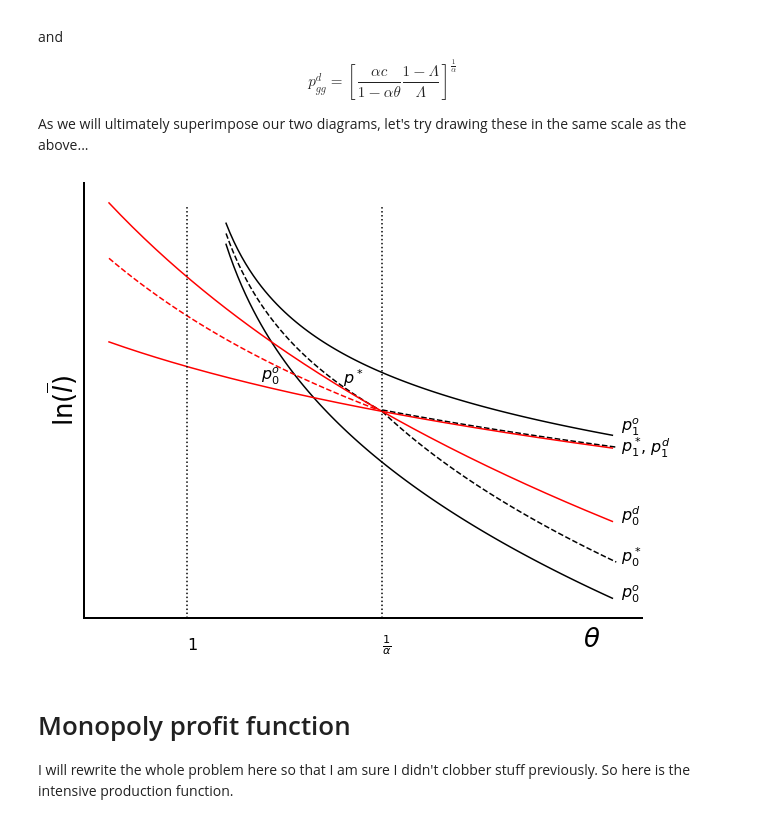
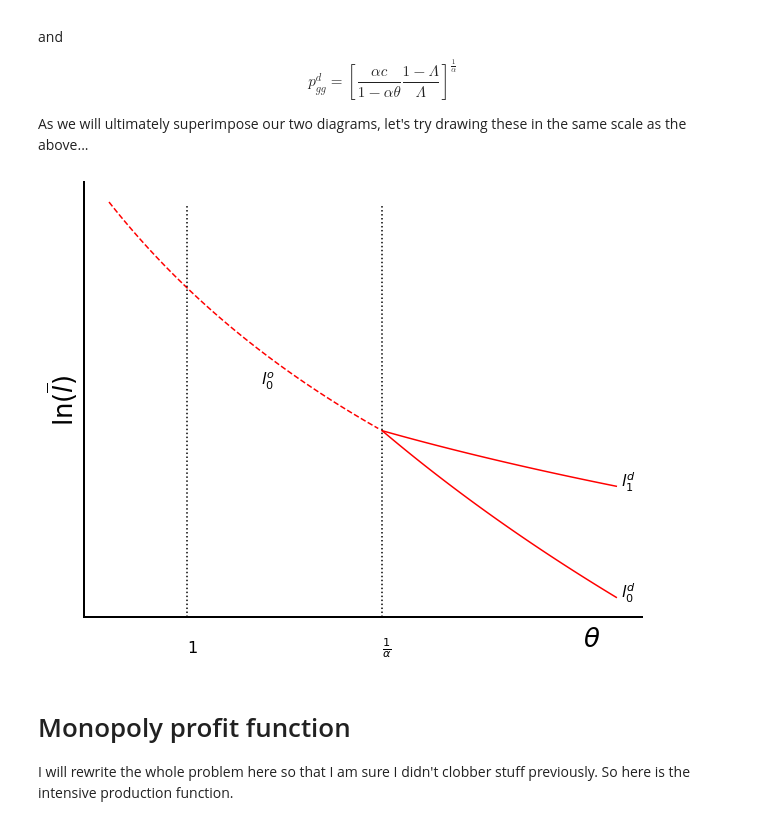
Before and after one commit to jhconning/enclosure, a Jupyter notebook: notebooks/PaperDiagramsAndAlgebra.ipynb, the cells around one changed output. Saved outputs shown, nothing was run; the diff lists cells and outputs as text; code cells hidden in the pictures.

Commit message:
Notation change along with simplified figures

```diff
--- a/notebooks/PaperDiagramsAndAlgebra.ipynb
+++ b/notebooks/PaperDiagramsAndAlgebra.ipynb
@@ -344,10 +350,15 @@ $$
 
 As we will ultimately superimpose our two diagrams, let's try drawing these in the same scale as the above...
 # %%
-full_diag = True
+full_diag = False
 
 the_1 = np.arange(start, finish, .01)
-the_d = np.arange(.8, finish, .01)
+
+### Truncated range for the other stuff
+
+#the_d = np.arange(.8, finish, .01)
+
+the_d = np.arange(1/alp, finish, .01)
 the_gg = np.arange(.8, cv, .01 )
 
 ln_po0 = np.log(( c                      / ((the_1**(1/(1-alp)) - 1)*(1-alp))  ) **(1/alp))
@@ -357,6 +368,8 @@ ln_po1 = np.log(( c*the_1**(alp/(1-alp)) / ((the_1**(1/(1-alp)) - 1)*(1-alp))  )
 
 the_r1 = np.arange(start, cv, .01)
 the_r2 = np.arange(cv, finish, .01)
+
+### Conditional optimum commented out
 
 ln_ps0 = np.log(( alp*c                  / (((the_r2*alp)**(1/(1-alp))*(1+alp) - alp)*(1-alp))  ) **(1/alp))
 ln_ps1 = np.log(( c                      / (the_r2*(1-alp)  ) ) **(1/alp))
@@ -389,48 +402,52 @@ ax.set_yticks([])
 
 ep = np.max(the_1)+.021
 
+# Conditional optimum stuff commented out...
 
 if full_diag:
     oline1 = ax.plot(the_1, ln_po0, color= 'black')
     bline1 = ax.plot(the_1, ln_po1, color= 'black')
-    gline1 = ax.plot(the_r2, ln_ps0, color= 'black', linestyle='dashed')
-    pline1 = ax.plot(the_r2, ln_ps1+.02, color= 'black', linestyle='dashed')
-    bkline = ax.plot(the_r1, ln_ps,  color='black', linestyle='dashed')
+#    gline1 = ax.plot(the_r2, ln_ps0, color= 'black', linestyle='dashed')
+#    pline1 = ax.plot(the_r2, ln_ps1+.02, color= 'black', linestyle='dashed')
+#    bkline = ax.plot(the_r1, ln_ps,  color='black', linestyle='dashed')
 
-    t1 = ax.text(ep, np.min(ln_po0), r'$p^o_0$', fontsize=16)
-    t2 = ax.text(ep, np.min(ln_po1)+.05, r'$p^o_1$', fontsize=16)
-    t3 = ax.text(ep, np.min(ln_ps0), r'$p^*_0$', fontsize=16)
-    t4 = ax.text(ep, np.min(ln_ps1)-.05, r'$p^*_1$', fontsize=16)
-    t5 = ax.text(cv-.1, np.min(ln_ps)+.34, r'$p^*$', fontsize=16)
+    t1 = ax.text(ep, np.min(ln_po0), r'$l^o_0$', fontsize=16)
+    t2 = ax.text(ep, np.min(ln_po1)+.05, r'$l^o_1$', fontsize=16)
+#    t3 = ax.text(ep, np.min(ln_ps0), r'$l^*_0$', fontsize=16)
+#    t4 = ax.text(ep, np.min(ln_ps1)-.05, r'$l^*_1$', fontsize=16)
+#    t5 = ax.text(cv-.1, np.min(ln_ps)+.34, r'$l^*$', fontsize=16)
+
+## Comment out the global game stuff..
 
 bbline1 = ax.plot(the_d, ln_pd0, color='red')
 bbline2 = ax.plot(the_d, ln_pd1, color='red')
 bbline3 = ax.plot(the_gg, ln_pdgg, color='red', linestyle='dashed')
 
 vline1 = ax.axvline(1/alp, ymax=.95, linestyle=':', color='black')
 vline2 = ax.axvline(1, ymax=.95, linestyle=':', color='black')
 
-d1  = ax.text(ep, np.min(ln_pd0), r'$p^d_0$', fontsize=16)
-dgg = ax.text(np.max(the_gg)-.3, np.min(ln_pdgg)+.4, r'$p^o_0$', fontsize=16)
+d1  = ax.text(ep, np.min(ln_pd0), r'$l^d_0$', fontsize=16)
+dgg = ax.text(np.max(the_gg)-.3, np.min(ln_pdgg)+.4, r'$l^o_0$', fontsize=16)
 
 if full_diag:
-    d2  = ax.text(ep+.05, np.min(ln_pd1)-.07, r', $p^d_1$', fontsize=16)
+#    d2  = ax.text(ep+.05, np.min(ln_pd1)-.07, r' $l^d_1$', fontsize=16)
+     d2  = ax.text(ep, np.min(ln_pd1)-.07, r'$l^d_1$', fontsize=16)
 else:
-    d2  = ax.text(ep, np.min(ln_pd1), r'$p^d_1$', fontsize=16)
+    d2  = ax.text(ep, np.min(ln_pd1), r'$l^d_1$', fontsize=16)
 
 if full_diag:
     text1 = ax.text(cv, np.min(ln_pd0)-1.75, r'$\frac{1}{\alpha}$', fontsize=16)
     text2 = ax.text(1, np.min(ln_pd0)-1.75, r'$1$', fontsize=16)
 else:
     text1 = ax.text(cv, np.min(ln_pd0)-.5, r'$\frac{1}{\alpha}$', fontsize=16)
     text2 = ax.text(1, np.min(ln_pd0)-.5, r'$1$', fontsize=16)
 
 if full_diag:
     fig.savefig('nash_so_comp.png')
 else:
     fig.savefig('nash_eq.png')
 # %% [output]
-[figure, old version]
+[figure, new version]
 # %% [markdown]
 # Monopoly profit function
 
```
Also changed, not shown: parts of 5 cells of this notebook, 5 other files.
